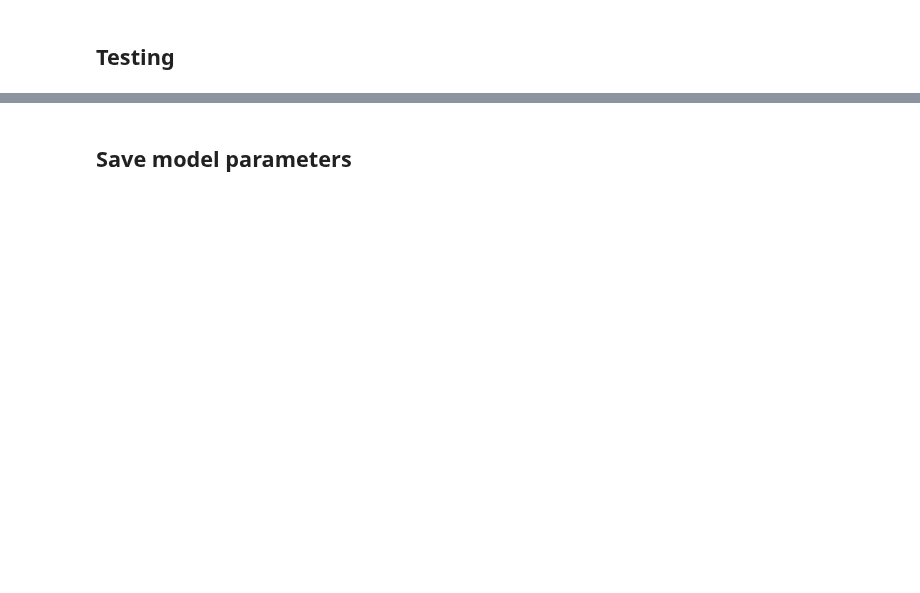
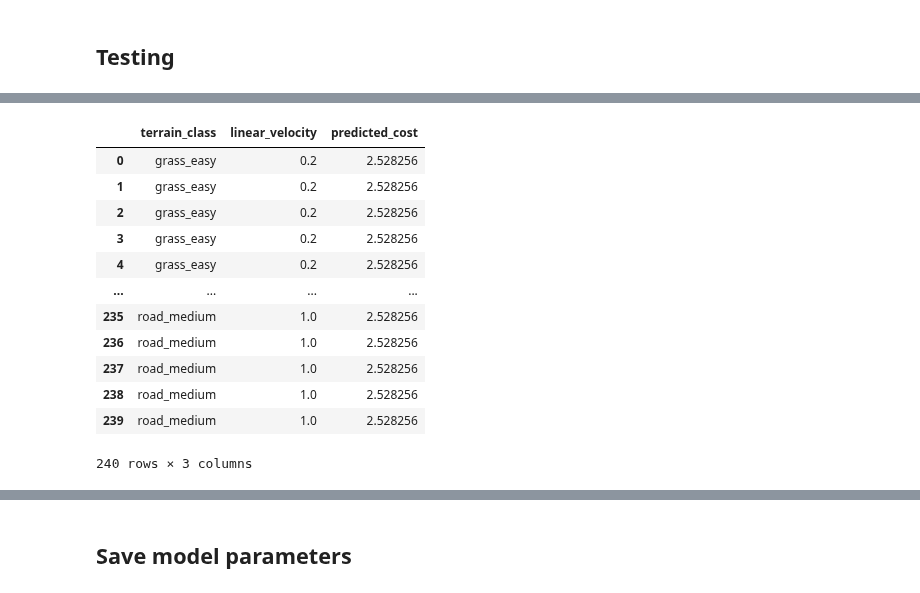
Before and after one commit to Whojo/Autonomous-Navigation-Offroad-by-traversability-analysis, a Jupyter notebook: src/traversal_cost/supervised_network/main.ipynb, the cells around one changed output, grey strips where cells are left out. Drawn from its saved outputs; the diff is of its cells as text; code cells hidden in the pictures; blank space fills up the shorter version.

```diff
--- a/src/traversal_cost/supervised_network/main.ipynb
+++ b/src/traversal_cost/supervised_network/main.ipynb
@@ -304,3 +334,19 @@ def plot_theorical_cost(dictionnary, epoch):
         plt.plot(t, dictionnary[key](t), '.', label = f"{key}")
     plt.legend()
+# %%
+costs_df
+# %% [output]
+|  | terrain_class | linear_velocity | predicted_cost |
+| 0 | grass_easy | 0.2 | 2.528256 |
+| 1 | grass_easy | 0.2 | 2.528256 |
+| 2 | grass_easy | 0.2 | 2.528256 |
+| 3 | grass_easy | 0.2 | 2.528256 |
+| 4 | grass_easy | 0.2 | 2.528256 |
+| ... | ... | ... | ... |
+| 235 | road_medium | 1.0 | 2.528256 |
+| 236 | road_medium | 1.0 | 2.528256 |
+| 237 | road_medium | 1.0 | 2.528256 |
+| 238 | road_medium | 1.0 | 2.528256 |
+| 239 | road_medium | 1.0 | 2.528256 |
+240 rows × 3 columns
 # %%
```
Also changed, not shown: parts of 9 cells of this notebook.
